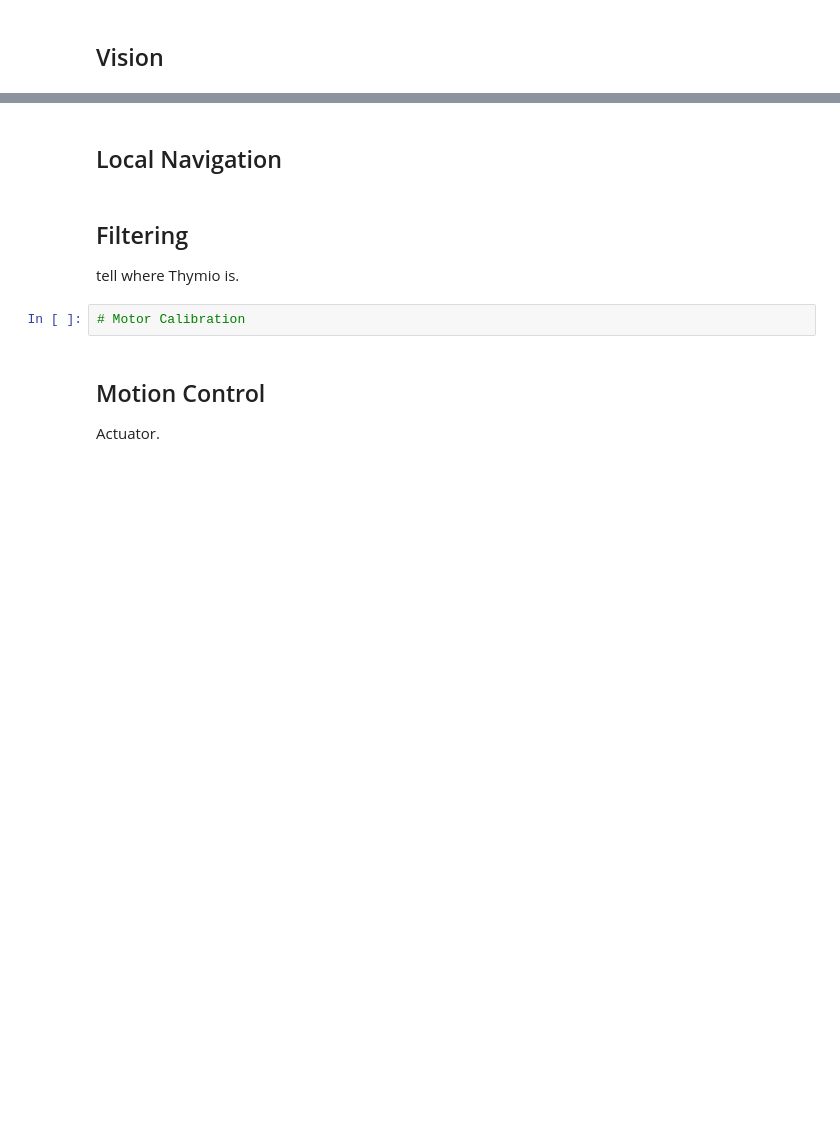
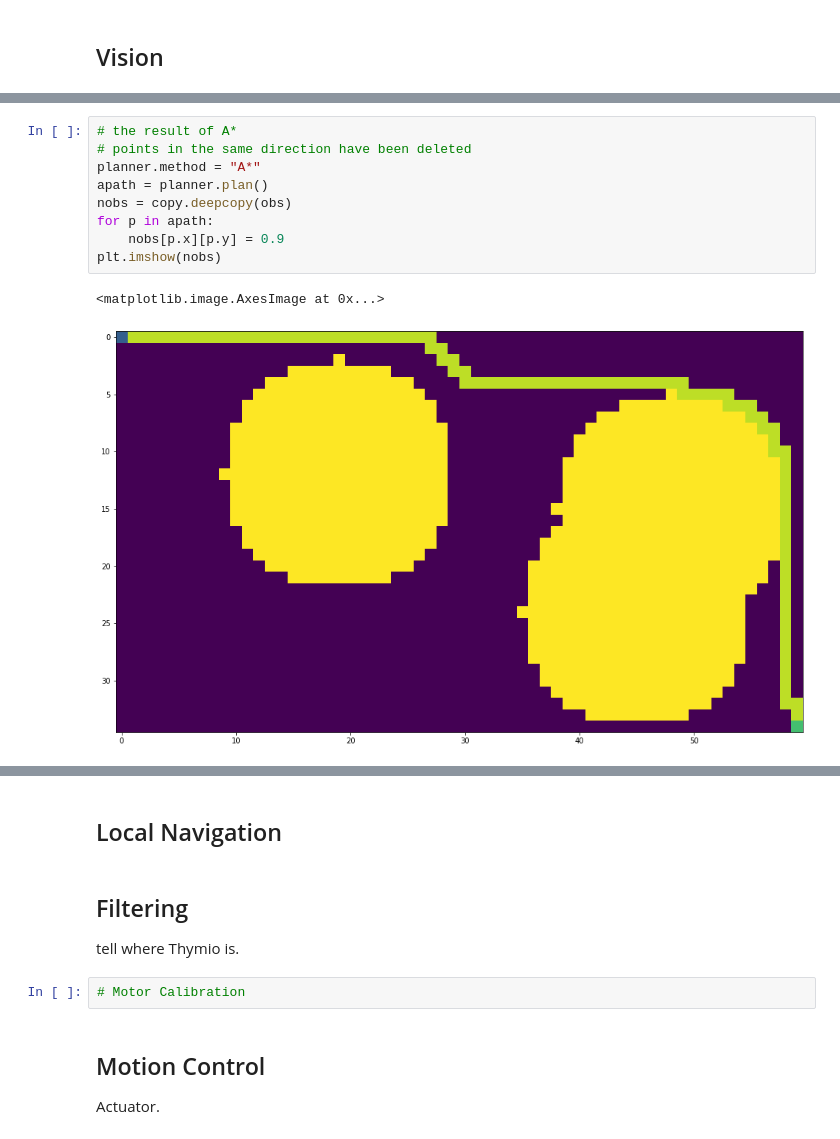
Before and after one commit to CharlieLeee/Mobile_Soccer, a Jupyter notebook: soccer_player.ipynb, the cells around one changed output, grey strips where cells are left out. Saved outputs shown, nothing was run; the diff lists cells and outputs as text; blank space fills up the shorter version.

```diff
--- a/soccer_player.ipynb
+++ b/soccer_player.ipynb
@@ -19,0 +84,12 @@ planner =  PathPlanner(gmap)
+# %%
+# the result of A*
+# points in the same direction have been deleted
+planner.method = "A*"
+apath = planner.plan()
+nobs = copy.deepcopy(obs)
+for p in apath:
+    nobs[p.x][p.y] = 0.9
+plt.imshow(nobs)
+# %% [output]
+<matplotlib.image.AxesImage at 0x...>
+[figure, added]
```
Also changed, not shown: parts of 20 cells of this notebook, 4 other files.
